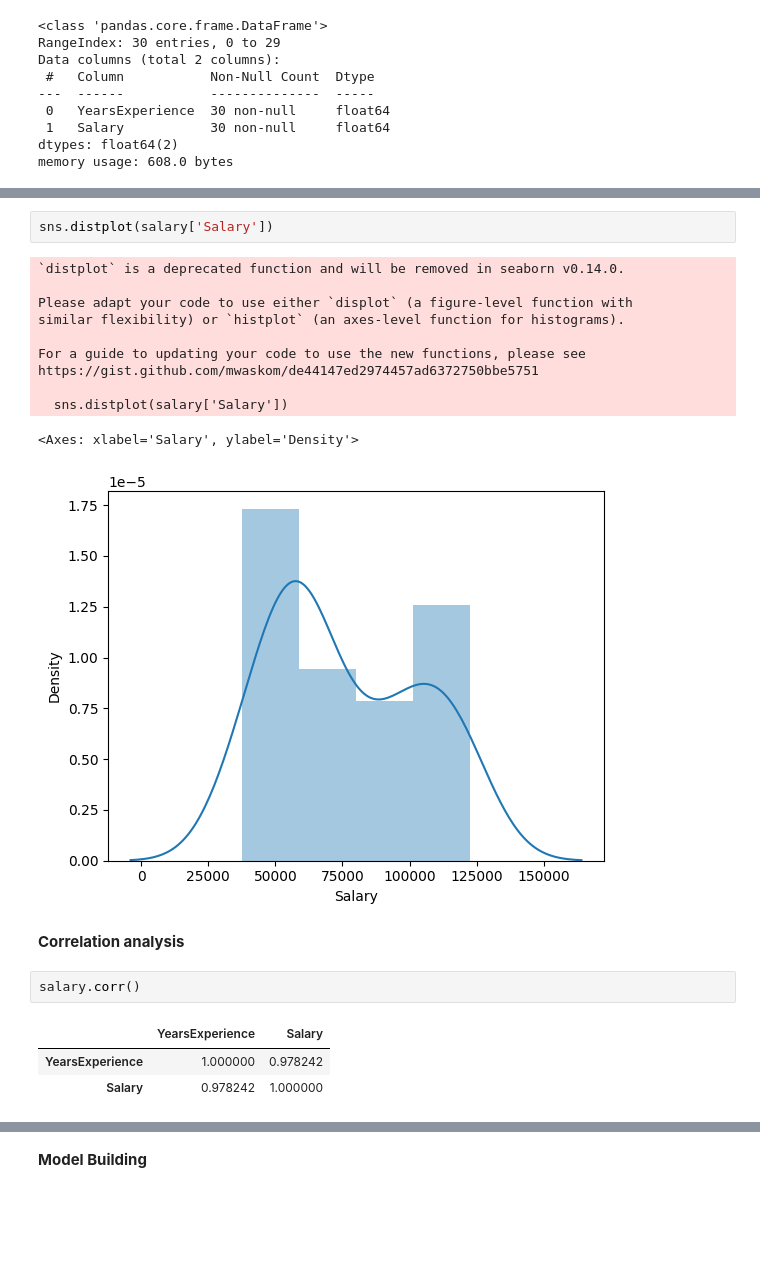
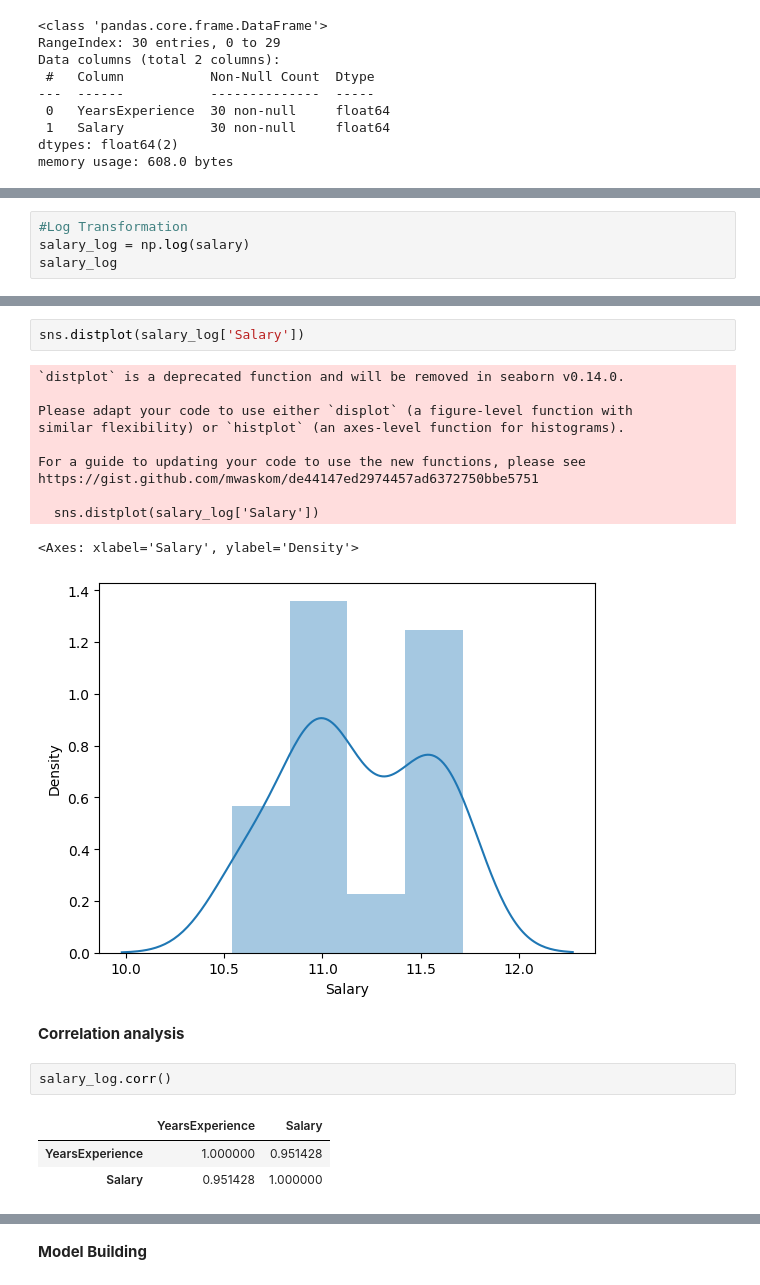
Before and after one commit to NamrataIngle/DS-Assignments, a Jupyter notebook: Assignment_4__Simple_Linear_Regression.ipynb, the cells around one changed output, grey strips where cells are left out. Cells and saved outputs as stored; diff of their text form; blank space fills up the shorter version.

```diff
--- a/Assignment_4__Simple_Linear_Regression.ipynb
+++ b/Assignment_4__Simple_Linear_Regression.ipynb
@@ -214,0 +265,4 @@ memory usage: 608.0 bytes
+# %%
+#Log Transformation
+salary_log = np.log(salary)
+salary_log
@@ -229,23 +312,23 @@ https://gist.github.com/mwaskom/de44147ed2974457ad6372750bbe5751
 # %%
-sns.distplot(salary['Salary'])
+sns.distplot(salary_log['Salary'])
 # %% [output]
 `distplot` is a deprecated function and will be removed in seaborn v0.14.0.
 
 Please adapt your code to use either `displot` (a figure-level function with
 similar flexibility) or `histplot` (an axes-level function for histograms).
 
 For a guide to updating your code to use the new functions, please see
 https://gist.github.com/mwaskom/de44147ed2974457ad6372750bbe5751
 
-  sns.distplot(salary['Salary'])
+  sns.distplot(salary_log['Salary'])
 <Axes: xlabel='Salary', ylabel='Density'>
-[figure, old version]
+[figure, new version]
 # %% [markdown]
 **Correlation analysis**
 # %%
-salary.corr()
+salary_log.corr()
 # %% [output]
 |  | YearsExperience | Salary |
-| YearsExperience | 1.000000 | 0.978242 |
-| Salary | 0.978242 | 1.000000 |
+| YearsExperience | 1.000000 | 0.951428 |
+| Salary | 0.951428 | 1.000000 |
 # %%
```
Also changed, not shown: parts of 26 cells of this notebook, 9 other files.
